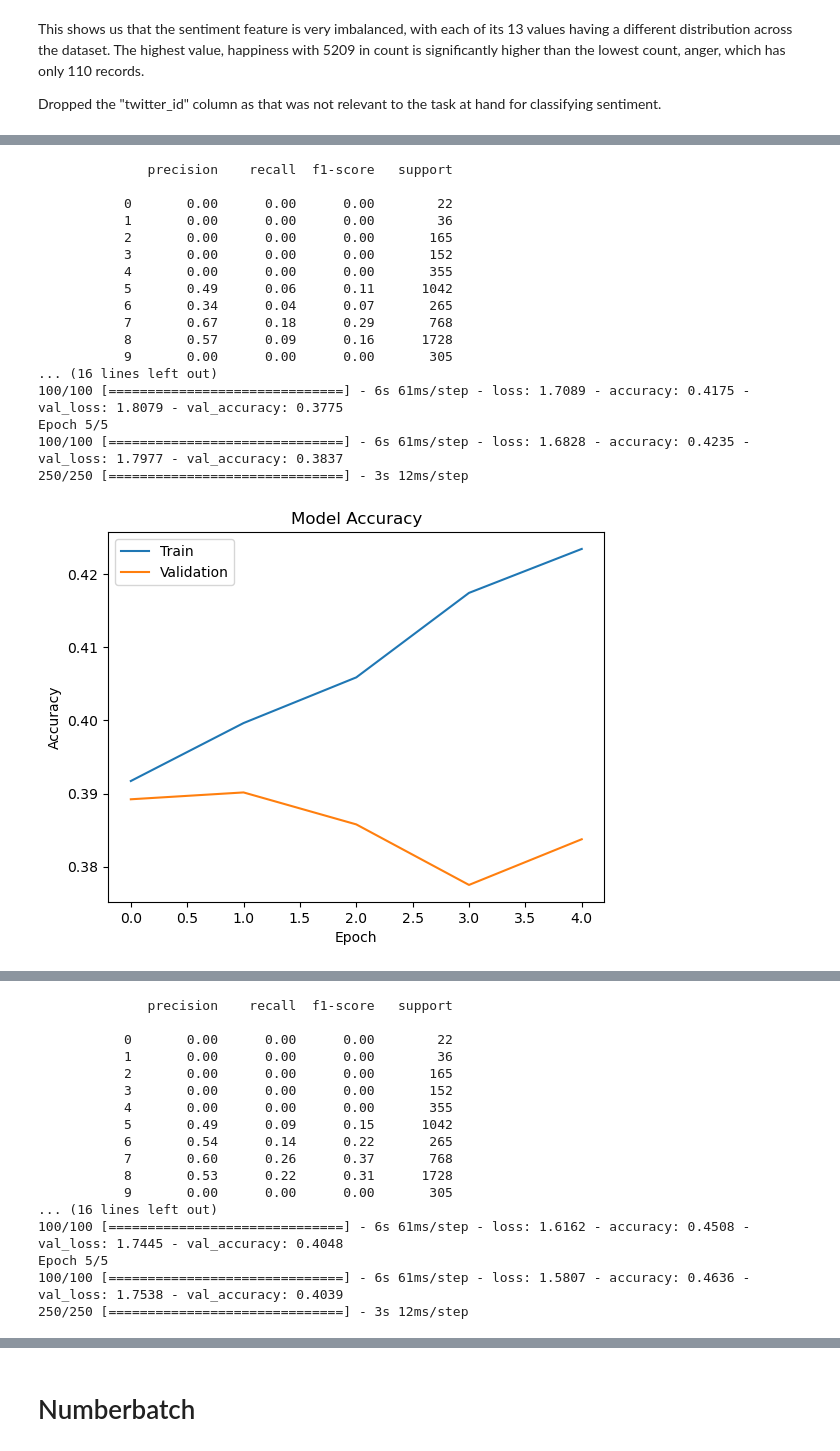
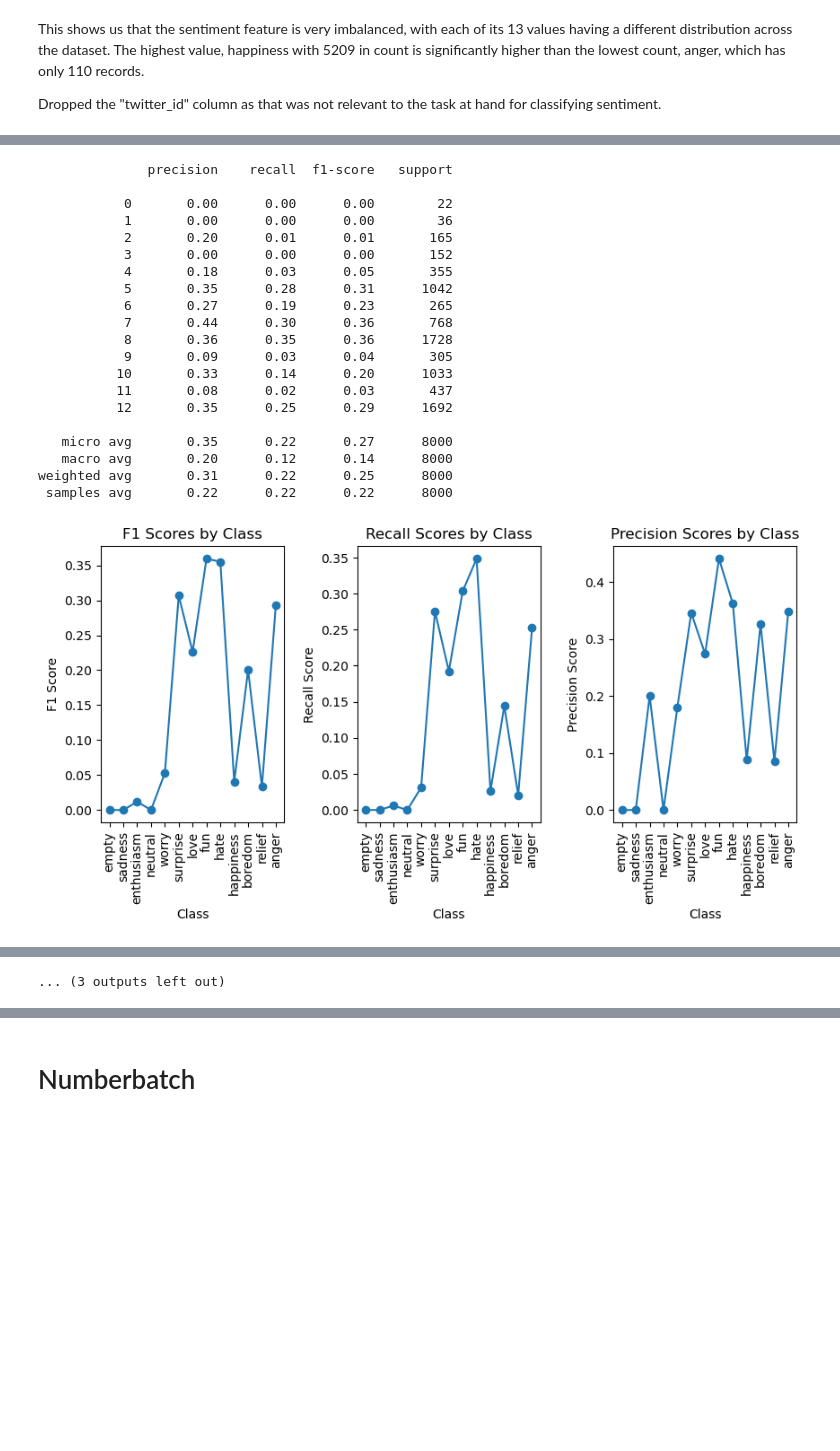
Before and after one commit to S-Bryce/ML-Lab-7, a Jupyter notebook: main.ipynb, the cells around one changed output, grey strips where cells are left out. Drawn from its saved outputs; the diff is of its cells as text; code cells hidden in the pictures; blank space fills up the shorter version.

```diff
--- a/main.ipynb
+++ b/main.ipynb
@@ -149,14 +149,19 @@ def plot_history(history):
     plt.legend(['Train', 'Validation'], loc='upper left')
     plt.show()
 # %%
-def plot_metrics(y_test, y_pred):
-    f1_scores = f1_score(y_test, y_pred, average=None)
-    recall_scores = recall_score(y_test, y_pred, average=None)
-    precision_scores = precision_score(y_test, y_pred, average=None)
+def plot_metrics(class_reportings):
+    f1_scores = []
+    recall_scores = []
+    precision_scores = []
+
+    reportings = list(class_reportings.values())
+    for idx in range(0, 13):
+        f1_scores.append(reportings[idx]['f1-score'])
+        recall_scores.append(reportings[idx]['recall'])
+        precision_scores.append(reportings[idx]['precision'])
+
     classes = y.unique().__array__()
-
     fig, axs = plt.subplots(1, 3, figsize=(10, 4))
-
     # Plot the F1 scores in the first subplot
     axs[0].plot(classes, f1_scores, marker='o')
     axs[0].set_title('F1 Scores by Class')
@@ -186,7 +193,7 @@ def plot_metrics(y_test, y_pred):
 # LSTM RNN
 model_bi_lstm = Sequential()
 model_bi_lstm.add(Embedding(num_vocab, 300, weights=[embedding_matrix_glove], input_length=300, trainable=False))
-model_bi_lstm.add(Bidirectional(CuDNNLSTM(75)))
+model_bi_lstm.add(Bidirectional(CuDNNLSTM(64)))
 model_bi_lstm.add(Dense(32, activation="relu"))
 model_bi_lstm.add(Dense(13, activation="softmax"))
 model_bi_lstm.compile(optimizer="adam", loss="categorical_crossentropy", metrics=["accuracy"])
@@ -197,10 +204,9 @@ for train_index, test_index in sss.split(sequences, target):
     X_train, X_test = final_seqs[train_index], final_seqs[test_index]
     y_train, y_test = target[train_index], target[test_index]
 
-    # hist = model_bi_lstm.fit(X_train, y_train, epochs=100, batch_size=256, validation_split=0.2)
-    hist = model_bi_lstm.fit(X_train, y_train, epochs=5, batch_size=256, validation_split=0.2)
+    hist = model_bi_lstm.fit(X_train, y_train, epochs=30, batch_size=256, validation_split=0.2)
     y_pred = np.rint(model_bi_lstm.predict(X_test))
     plot_history(hist)
-    plot_metrics(y_test, y_pred)
     print(classification_report(y_test, y_pred, zero_division=0))
+    plot_metrics(classification_report(y_test, y_pred, zero_division=0, output_dict=True))
 # %% [output]
@@ -234,7 +313,7 @@ KeyboardInterrupt:
 # GRU RNN
 model_gru = Sequential()
 model_gru.add(Embedding(num_vocab, 300, weights=[embedding_matrix_glove], input_length=300, trainable=False))
-model_gru.add(Bidirectional(CuDNNGRU(75)))
+model_gru.add(Bidirectional(CuDNNGRU(64)))
 model_gru.add(Dense(32, activation="relu"))
 model_gru.add(Dense(13, activation="softmax"))
 model_gru.compile(optimizer="adam", loss="categorical_crossentropy", metrics=["accuracy"])
@@ -245,10 +324,9 @@ for train_index, test_index in sss.split(sequences, target):
     X_train, X_test = final_seqs[train_index], final_seqs[test_index]
     y_train, y_test = target[train_index], target[test_index]
 
-    # hist = model_bi_lstm.fit(X_train, y_train, epochs=100, batch_size=256, validation_split=0.2)
-    hist = model_gru.fit(X_train, y_train, epochs=5, batch_size=256, validation_split=0.2)
+    hist = model_gru.fit(X_train, y_train, epochs=30, batch_size=256, validation_split=0.2)
     y_pred = np.rint(model_gru.predict(X_test))
     plot_history(hist)
-    plot_metrics(y_test, y_pred)
     print(classification_report(y_test, y_pred, zero_division=0))
+    plot_metrics(classification_report(y_test, y_pred, zero_division=0, output_dict=True))
 # %% [output]
@@ -268,18 +352,21 @@ Epoch 5/5
               precision    recall  f1-score   support
 
            0       0.00      0.00      0.00        22
            1       0.00      0.00      0.00        36
-           2       0.00      0.00      0.00       165
+           2       0.20      0.01      0.01       165
            3       0.00      0.00      0.00       152
-           4       0.00      0.00      0.00       355
-           5       0.49      0.06      0.11      1042
-           6       0.34      0.04      0.07       265
-           7       0.67      0.18      0.29       768
-           8       0.57      0.09      0.16      1728
-           9       0.00      0.00      0.00       305
-... (16 lines left out)
-100/100 [==============================] - 6s 61ms/step - loss: 1.7089 - accuracy: 0.4175 - val_loss: 1.8079 - val_accuracy: 0.3775
-Epoch 5/5
-100/100 [==============================] - 6s 61ms/step - loss: 1.6828 - accuracy: 0.4235 - val_loss: 1.7977 - val_accuracy: 0.3837
-250/250 [==============================] - 3s 12ms/step
+           4       0.18      0.03      0.05       355
+           5       0.35      0.28      0.31      1042
+           6       0.27      0.19      0.23       265
+           7       0.44      0.30      0.36       768
+           8       0.36      0.35      0.36      1728
+           9       0.09      0.03      0.04       305
+          10       0.33      0.14      0.20      1033
+          11       0.08      0.02      0.03       437
+          12       0.35      0.25      0.29      1692
+
+   micro avg       0.35      0.22      0.27      8000
+   macro avg       0.20      0.12      0.14      8000
+weighted avg       0.31      0.22      0.25      8000
+ samples avg       0.22      0.22      0.22      8000
-[figure, old version]
+[figure, new version]
@@ -287,17 +390,0 @@ Epoch 5/5
-              precision    recall  f1-score   support
-
-           0       0.00      0.00      0.00        22
-           1       0.00      0.00      0.00        36
-           2       0.00      0.00      0.00       165
-           3       0.00      0.00      0.00       152
-           4       0.00      0.00      0.00       355
-           5       0.49      0.09      0.15      1042
-           6       0.54      0.14      0.22       265
-           7       0.60      0.26      0.37       768
-           8       0.53      0.22      0.31      1728
-           9       0.00      0.00      0.00       305
-... (16 lines left out)
-100/100 [==============================] - 6s 61ms/step - loss: 1.6162 - accuracy: 0.4508 - val_loss: 1.7445 - val_accuracy: 0.4048
-Epoch 5/5
-100/100 [==============================] - 6s 61ms/step - loss: 1.5807 - accuracy: 0.4636 - val_loss: 1.7538 - val_accuracy: 0.4039
-250/250 [==============================] - 3s 12ms/step
@@ -325,0 +431 @@ weighted avg       0.52      0.19      0.26      8000
+... (3 outputs left out)
```
Also changed, not shown: parts of 10 cells of this notebook.
